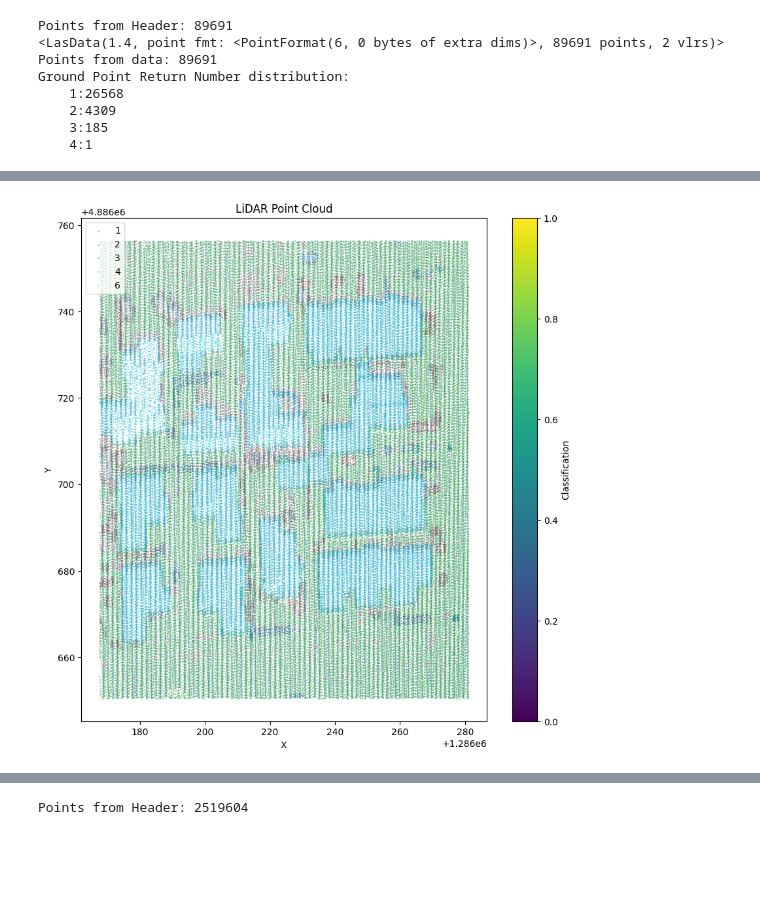
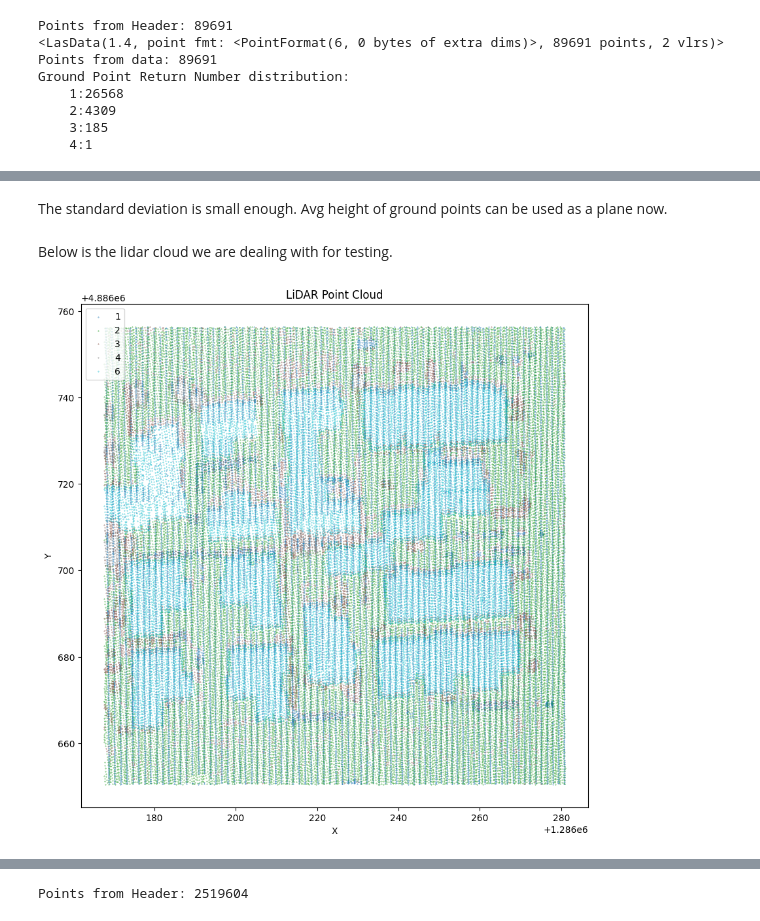
Before and after one commit to aimbot6120/lidar_shenanigans, a Jupyter notebook: code/lidar_building_height.ipynb, the cells around one changed output, grey strips where cells are left out. Cells and saved outputs as stored; diff of their text form; code cells hidden in the pictures; blank space fills up the shorter version.

```diff
--- a/code/lidar_building_height.ipynb
+++ b/code/lidar_building_height.ipynb
@@ -98,25 +110,28 @@ show_stats(ground_points["Z"])
+# %% [markdown]
+The standard deviation is small enough. Avg height of ground points can be used as a plane now.
+# %% [markdown]
+Below is the lidar cloud we are dealing with for testing.
 # %%
 x = las.x
 y = las.y
 classification = las.classification
 
 # Get unique classification values
 unique_classes = list(set(classification))
 
 # Create a categorical color map for unique classes
 cmap = plt.get_cmap("tab10", len(unique_classes))
 
 # Create a scatter plot with color-coded points
 plt.figure(figsize=(10, 10))
 for i, cls in enumerate(unique_classes):
     cls_indices = classification == cls
     plt.scatter(x[cls_indices], y[cls_indices], c=cmap(i), label=cls, s=0.1)
 
-plt.colorbar(label='Classification')
 plt.title('LiDAR Point Cloud')
 plt.xlabel('X')
 plt.ylabel('Y')
 plt.legend()
 plt.show()
 # %% [output]
-[figure, old version]
+[figure, new version]
```
Also changed, not shown: parts of 35 cells of this notebook, 5 other files.
